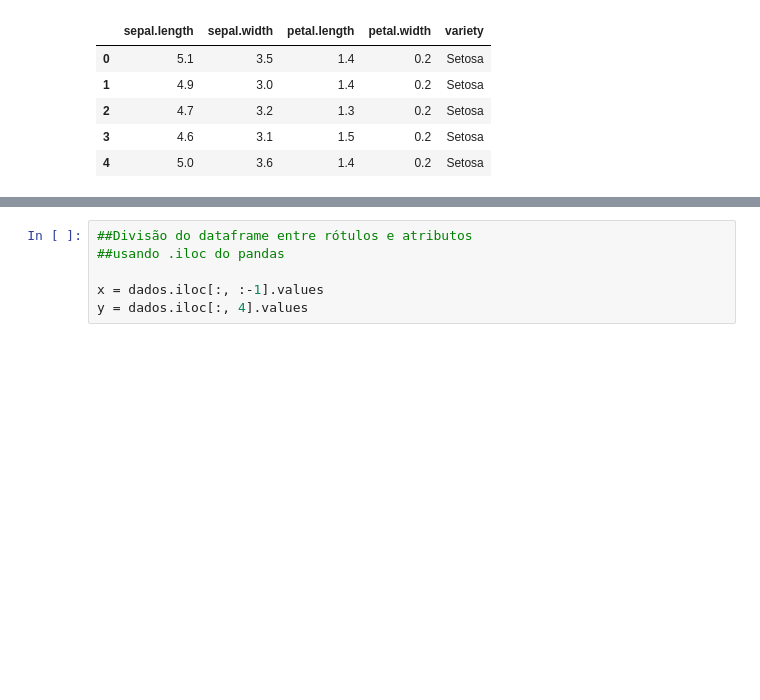
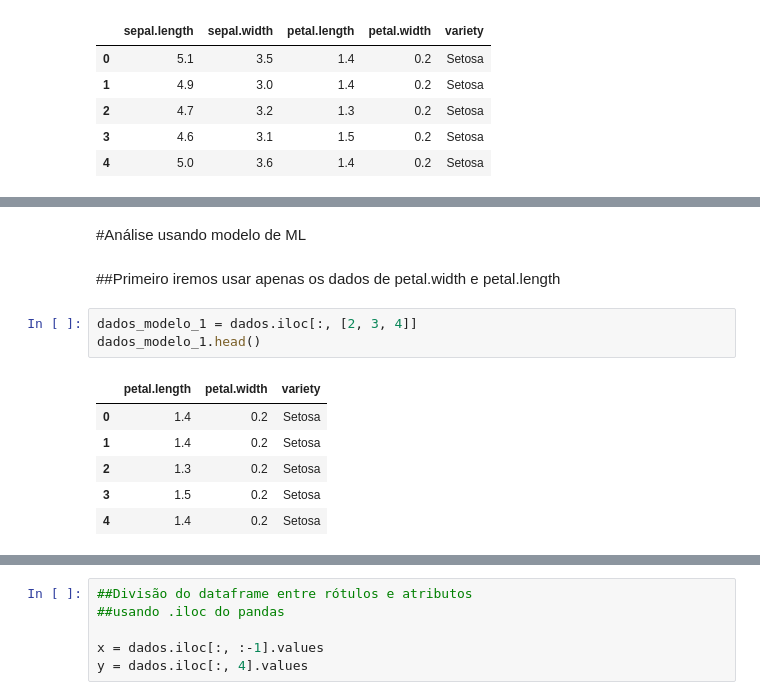
Before and after one commit to wjunior15/iris_dataset, a Jupyter notebook: Iris_dataset.ipynb, the cells around one changed output, grey strips where cells are left out. Cells and saved outputs as stored; diff of their text form; blank space fills up the shorter version.

```diff
--- a/Iris_dataset.ipynb
+++ b/Iris_dataset.ipynb
@@ -85,0 +68,14 @@ sns.pairplot(dados_Versicolor, corner = True)
+# %% [markdown]
+#Análise usando modelo de ML
+# %% [markdown]
+##Primeiro iremos usar apenas os dados de petal.width e petal.length
+# %%
+dados_modelo_1 = dados.iloc[:, [2, 3, 4]]
+dados_modelo_1.head()
+# %% [output]
+|  | petal.length | petal.width | variety |
+| 0 | 1.4 | 0.2 | Setosa |
+| 1 | 1.4 | 0.2 | Setosa |
+| 2 | 1.3 | 0.2 | Setosa |
+| 3 | 1.5 | 0.2 | Setosa |
+| 4 | 1.4 | 0.2 | Setosa |
```
Also changed, not shown: parts of 37 cells of this notebook.
